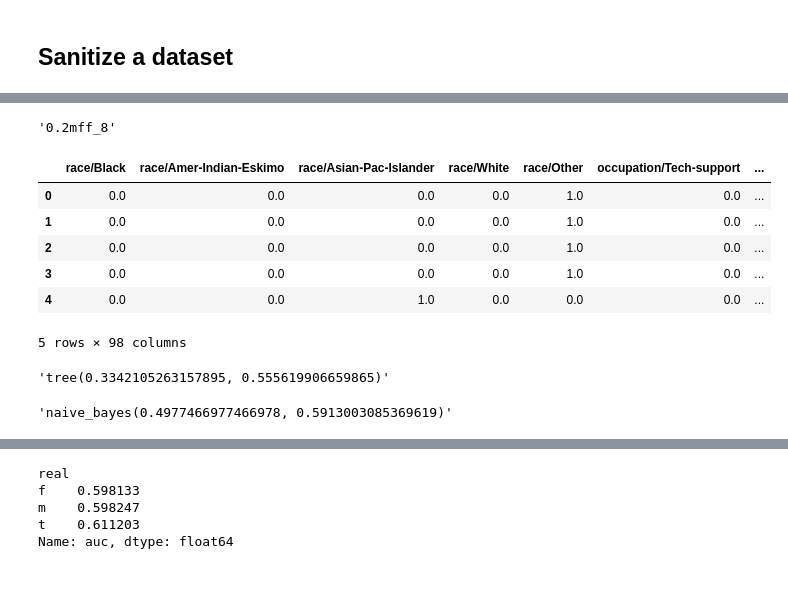
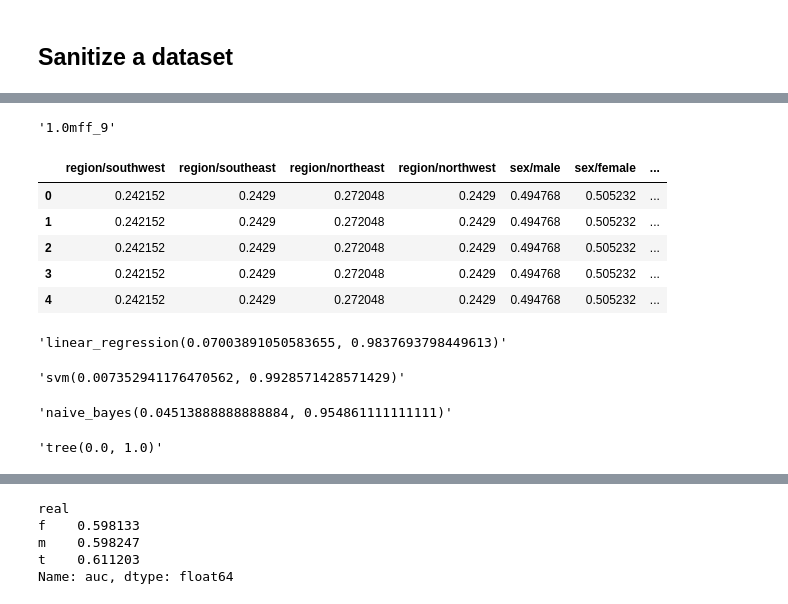
Before and after one commit to jwzinser/Tesis, a Jupyter notebook: parallel/pandas_models.ipynb, the cells around one changed output, grey strips where cells are left out. Saved outputs shown, nothing was run; the diff lists cells and outputs as text; code cells hidden in the pictures.

```diff
--- a/parallel/pandas_models.ipynb
+++ b/parallel/pandas_models.ipynb
@@ -28,17 +28,19 @@ import math
 import pandas as pd
 import numpy as np
 from sanitization_tools import *
-#dataset_path = "/Users/juanzinser/Workspace/Tesis/data/kaggle/insurance/insurance.csv"
-dataset_path = "census_level_0.csv"
+dataset_path = "/Users/juanzinser/Workspace/Tesis/data/kaggle/insurance/insurance.csv"
+#dataset_path = "census_level_0.csv"
 #client = Client("0.0.0.0:8786")
 #client = Client()
 # read data
 # %%
-cases = []
-for pr in range(1,6): # si lo llevamos hasta 16 cubrimos de forma correcta otro par de columnas
+cases = [[1, True, True, True, False]]
+for pr in range(1,11): # si lo llevamos hasta 16 cubrimos de forma correcta otro par de columnas
         cases += [[pr/10, False, True, True, False],
                   [pr/10, True, True, True, False],
                   [pr/10, False, True, True, True],
                   [pr/10, True, False, False, False],
                   [pr/10, False, False, False, False],
                   [pr/10, False, False, False, True]]
+# %%
+data = pd.read_csv(dataset_path)
@@ -76,7 +87,7 @@ for case in cases:
             #data = data.dropna()
             data = pd.read_csv(dataset_path)
             data_cols = data.columns
-            y_col = "salary-class"
+            y_col = "charges"
             #data_y = data[y_col].compute()
             data_y = data[y_col]
             # print(len(data))
@@ -97,40 +108,42 @@ for case in cases:
                     #asd[col] = data[col].map(lambda x: entry_sanitization(entry=x, **meta_info["algorithm"], **meta_info["columns"][col]))
                     asd[col] = np.matrix([entry_sanitization(entry=x, **meta_info["algorithm"], **meta_info["columns"][col]) for x in data[col]])
                     rmse_dict[col] = sum([np.power(x-y,2) for x,y in zip(meta_info["columns"][col]["counter"].values(), asd[col].sum(axis=0))])
             nis = pd.DataFrame.from_dict(rmse_dict, orient="index").reset_index()
             nis.columns = ["class", "rmse"]
             nis["case"] = case_name_rand
             reco_list.append(nis)
 
             #dataa =  pd.concat([pd.DataFrame([i for i in v.values], columns=[k+"/"+i for i in meta_info["columns"][k]["key_to_order"].keys()]) for k, v in asd.items()], axis=1)
             dataa =  pd.concat([pd.DataFrame(v, columns=[k+"/"+i for i in meta_info["columns"][k]["key_to_order"].keys()]) for k, v in asd.items()], axis=1)
             if len(data_y.unique())==2:
                 dataa["y"] = (data_y==data_y.unique()[0]).astype(int)
             else: # in case there is numeric take the median
                 dataa["y"] = (data_y>=sorted(data_y)[int(len(data_y)/2)]).astype(int)
 
             std_scaler = preprocessing.StandardScaler()
             for col in std_cols:
                 #dataa[col] = std_scaler.fit_transform(pd.DataFrame({col:data[col].compute().values}))
                 dataa[col] = std_scaler.fit_transform(pd.DataFrame({col:data[col].values}))
             # apply a suppervised algorithm
             dataa = dataa.dropna()
             display(dataa.head())
             case_model_scores[case_name_rand] = dict()
             for model_name, model in model_dict.items():
                 case_model_scores[case_name_rand][model_name] = get_auc_score_of_model(dataa, model)#[:2]
                 display(model_name + str(case_model_scores[case_name_rand][model_name][:2]))
+            #time.sleep(.5)
             clear_output(wait=True)
         processed_cases.append(case_name)
         iterator += 1
 # %% [output]
-'0.2mff_8'
+'1.0mff_9'
-|  | race/Black | race/Amer-Indian-Eskimo | race/Asian-Pac-Islander | race/White | race/Other | occupation/Tech-support | ... |
-| 0 | 0.0 | 0.0 | 0.0 | 0.0 | 1.0 | 0.0 | ... |
-| 1 | 0.0 | 0.0 | 0.0 | 0.0 | 1.0 | 0.0 | ... |
-| 2 | 0.0 | 0.0 | 0.0 | 0.0 | 1.0 | 0.0 | ... |
-| 3 | 0.0 | 0.0 | 0.0 | 0.0 | 1.0 | 0.0 | ... |
-| 4 | 0.0 | 0.0 | 1.0 | 0.0 | 0.0 | 0.0 | ... |
+|  | region/southwest | region/southeast | region/northeast | region/northwest | sex/male | sex/female | ... |
+| 0 | 0.242152 | 0.2429 | 0.272048 | 0.2429 | 0.494768 | 0.505232 | ... |
+| 1 | 0.242152 | 0.2429 | 0.272048 | 0.2429 | 0.494768 | 0.505232 | ... |
+| 2 | 0.242152 | 0.2429 | 0.272048 | 0.2429 | 0.494768 | 0.505232 | ... |
+| 3 | 0.242152 | 0.2429 | 0.272048 | 0.2429 | 0.494768 | 0.505232 | ... |
+| 4 | 0.242152 | 0.2429 | 0.272048 | 0.2429 | 0.494768 | 0.505232 | ... |
-5 rows × 98 columns
+'linear_regression(0.07003891050583655, 0.9837693798449613)'
-'tree(0.3342105263157895, 0.555619906659865)'
+'svm(0.007352941176470562, 0.9928571428571429)'
-'naive_bayes(0.4977466977466978, 0.5913003085369619)'
+'naive_bayes(0.04513888888888884, 0.954861111111111)'
+'tree(0.0, 1.0)'
```
Also changed, not shown: parts of 8 cells of this notebook, 2 other files.
